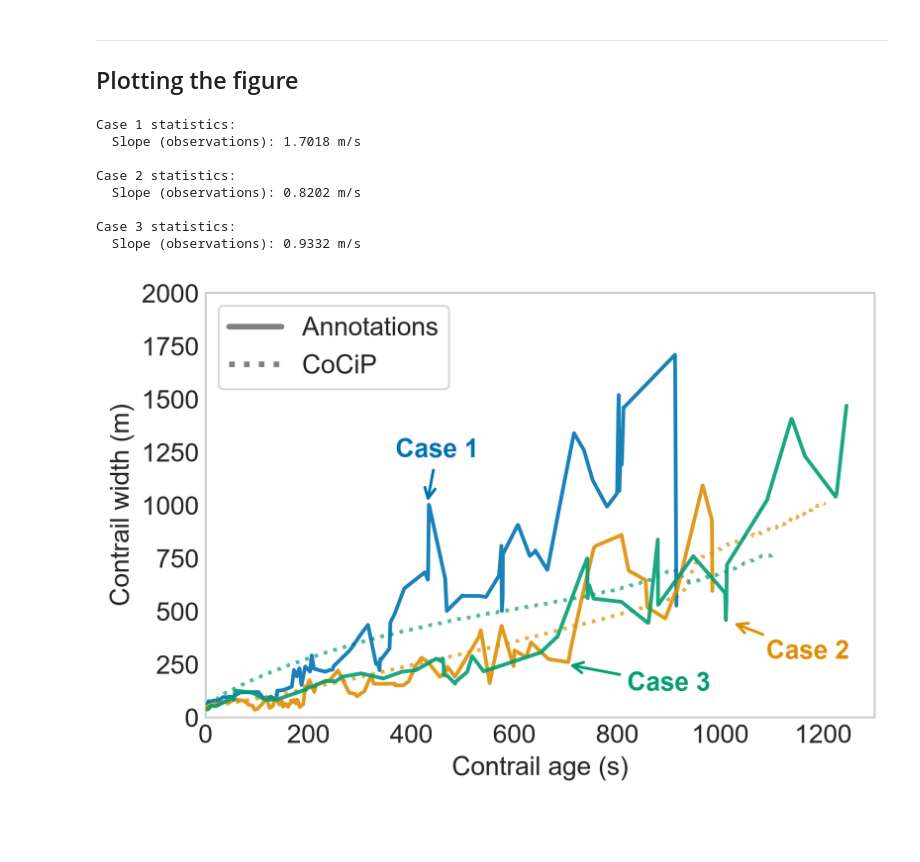
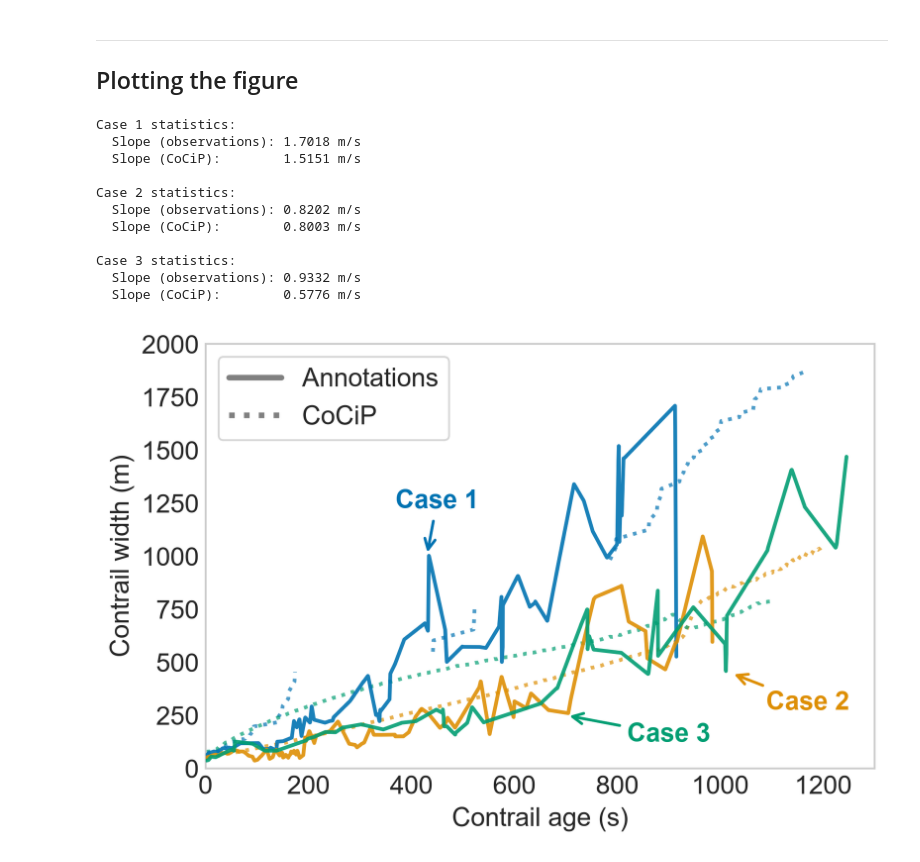
Before and after one commit to HeatherAn/IAGOS_Sentinel2_Landsat_Collocations, a Jupyter notebook: notebooks/figure_9.ipynb, the cells around one changed output. Cells and saved outputs as stored; diff of their text form; code cells hidden in the pictures; blank space fills up the shorter version.

```diff
--- a/notebooks/figure_9.ipynb
+++ b/notebooks/figure_9.ipynb
@@ -230,15 +195,29 @@ plt.rcParams.update({
 plt.style.use("seaborn-v0_8-whitegrid")  # Seaborn-like style without seaborn
 
 window = 21  # smoothing window (must be odd)
-case_colors = sns.color_palette("colorblind", 3)
 
-color_cycle = itertools.cycle(case_colors)
+# CODECHECK -------
+# Following two lines commented to manually map each case number to a given color instead
+#case_colors = sns.color_palette("colorblind", 3)
+#color_cycle = itertools.cycle(case_colors)
+#annotation_locations = [
+#    [430, 1000, 450, 1200],
+#    [1020, 450, 1170, 250],
+#    [700, 250, 900, 100],
+#]
+case_colors = {
+    1: "#0173B2",
+    2: "#DE8F05",
+    3: "#029E73",
+}
 
-annotation_locations = [
-    [430, 1000, 450, 1200],
-    [1020, 450, 1170, 250],
-    [700, 250, 900, 100],
-]
+
+annotation_locations = {
+    1: [430, 1000, 450, 1200],
+    2: [1020, 450, 1170, 250],
+    3: [700, 250, 900, 100],
+}
+# END CODECHECK -------
 
 fig, ax = plt.subplots(figsize=(6, 4), dpi=300)
 
@@ -249,10 +228,14 @@ for d in contrails.values():
     if d["total_age"] <= 600:
         continue
 
-    color = next(color_cycle)
+    # CODECHECK -------
+    # Following line commented to manually map each case number to a given color instead
+    #color = next(color_cycle)
+    color = case_colors[case_idx]
+    # END CODECHECK -------
 
     # Load CoCiP
-    cocip = pd.read_csv(f"../codecheck/data/contrail_evolution/cocip/{d['scene_id']}_rh_variable.csv")
+    cocip = pd.read_csv(f"../data/contrail_evolution/cocip/{d['scene_id']}_rh_variable.csv")
     cocip["age_seconds"] = pd.to_timedelta(cocip["age"]).dt.total_seconds().astype(int)
     cocip = cocip[cocip["age_seconds"] >= 1]
     cocip.sort_values("age_seconds", inplace=True)
@@ -296,7 +279,14 @@ for d in contrails.values():
     )
 
     # Add annotation arrows
-    ann = annotation_locations[case_idx - 1]
+
+    # CODECHECK -------
+    # Following line commented to manually map each case number to a given color instead
+    #ann = annotation_locations[case_idx - 1]
+    ann = annotation_locations[case_idx]
+    # END CODECHECK -------
+
+
     ax.annotate(
         f"Case {case_idx}",
         xy=(ann[0], ann[1]),
@@ -310,35 +300,39 @@ for d in contrails.values():
     )
 
     slope_ann, _ = np.polyfit(annotation["age"], annotation["width"], deg=1)
-    #slope_cocip, _ = np.polyfit(cocip["age_seconds"], cocip["width_smooth"], deg=1)
+    slope_cocip, _ = np.polyfit(cocip["age_seconds"], cocip["width_smooth"], deg=1)
 
     print(f"\nCase {case_idx} statistics:")
     print(f"  Slope (observations): {slope_ann:.4f} m/s")
-    #print(f"  Slope (CoCiP):        {slope_cocip:.4f} m/s")
+    print(f"  Slope (CoCiP):        {slope_cocip:.4f} m/s")
 
     case_idx += 1
+
 
 # Add legend for line styles
 ax.plot([], [], color="grey", linewidth=3, linestyle="-", label="Annotations")
 ax.plot([], [], color="grey", linewidth=3, linestyle="dotted", label="CoCiP")
 
 # Axis formatting
 ax.set_xlabel("Contrail age (s)")
 ax.set_ylabel("Contrail width (m)")
 ax.set_xlim(0, 1300)
 ax.set_ylim(0, 2000)
 ax.legend(frameon=True, fontsize=14, loc="upper left")
 ax.grid(False)
 plt.tight_layout()
-plt.savefig("../codecheck/figures/fig09_CoCiP.png", dpi=300, bbox_inches='tight', pad_inches=0.1)
+plt.savefig("../codecheck/figures/fig09_fixed-colors.png", dpi=300, bbox_inches='tight', pad_inches=0.1)
 plt.show()
 # %% [output]
 Case 1 statistics:
   Slope (observations): 1.7018 m/s
+  Slope (CoCiP):        1.5151 m/s
 
 Case 2 statistics:
   Slope (observations): 0.8202 m/s
+  Slope (CoCiP):        0.8003 m/s
 
 Case 3 statistics:
   Slope (observations): 0.9332 m/s
+  Slope (CoCiP):        0.5776 m/s
-[figure, old version]
+[figure, new version]
```
Also changed, not shown: parts of 5 cells of this notebook.
